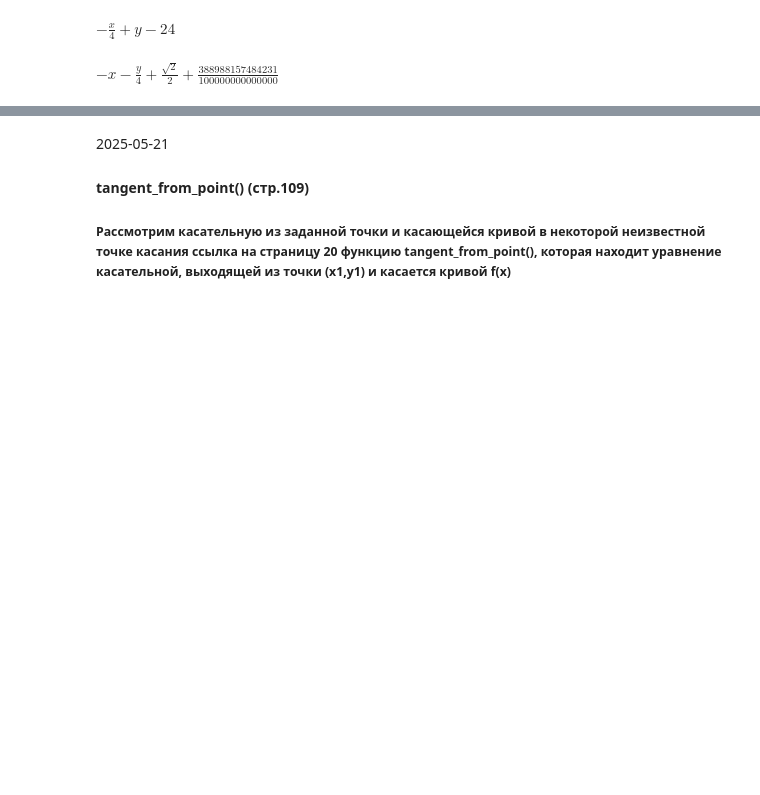
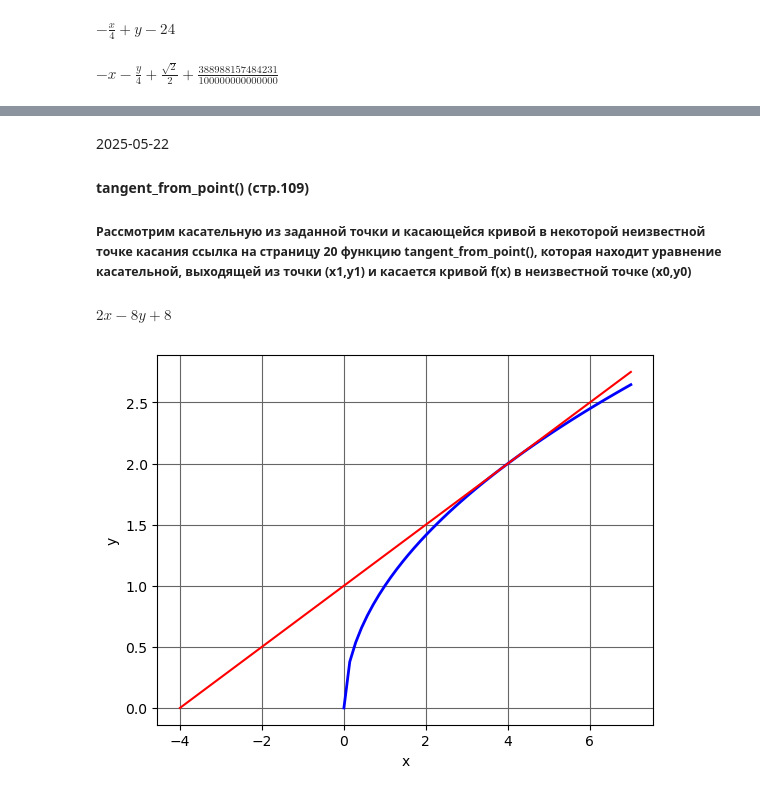
Before and after one commit to igor-novozhilov/Math_with_Python, a Jupyter notebook: 2025-05-13_Matematika_na_Python.ipynb, the cells around one changed output, grey strips where cells are left out. Drawn from its saved outputs; the diff is of its cells as text; code cells hidden in the pictures; blank space fills up the shorter version.

```diff
--- a/2025-05-13_Matematika_na_Python.ipynb
+++ b/2025-05-13_Matematika_na_Python.ipynb
@@ -546,4 +544,4 @@ plt.show
 # %% [markdown]
-2025-05-21
+2025-05-22
 #### tangent_from_point() (стр.109)
-##### Рассмотрим касательную из заданной точки и касающейся кривой в некоторой неизвестной точке касания ссылка на страницу 20 функцию tangent_from_point(), которая находит уравнение касательной, выходящей из точки (х1,у1) и касается кривой f(x)
+##### Рассмотрим касательную из заданной точки и касающейся кривой в некоторой неизвестной точке касания ссылка на страницу 20 функцию tangent_from_point(), которая находит уравнение касательной, выходящей из точки (х1,у1) и касается кривой f(x) в неизвестной точке (х0,у0)
@@ -549,0 +581,32 @@ plt.show
+# %%
+# Пример 10 Из точки А(-4;0) провести касательную к кривой у=корень от х
+import sympy as sp
+from sympy import *
+x1, y1, x = sp.symbols('x1, y1, x')
+x1 = -4
+y1 = 0
+y = sp.sqrt(x)
+tangent_from_point(y, x1, y1).equation()
+# %% [output]
+$\displaystyle 2 x - 8 y + 8$
+# %%
+'Графическая иллюстарция'
+# import sympy as sp
+# from sympy import *
+# import numpy as np
+# import matplotlib.pyplot as plt
+
+x = np.linspace(0, 7, 50)
+y1 = np.sqrt(x)
+plt.plot(x, y1, lw = 2, c = 'b')
+
+x = np.linspace(-4, 7, 50)
+y2 = x/4 + 1
+plt.plot(x, y2, c = 'r')
+
+plt.xlabel('x')
+plt.ylabel('y')
+plt.grid(True, linestyle = '-', color = '0.4')
+plt.show()
+# %% [output]
+[figure, added]
```
Also changed, not shown: parts of 3 cells of this notebook.
